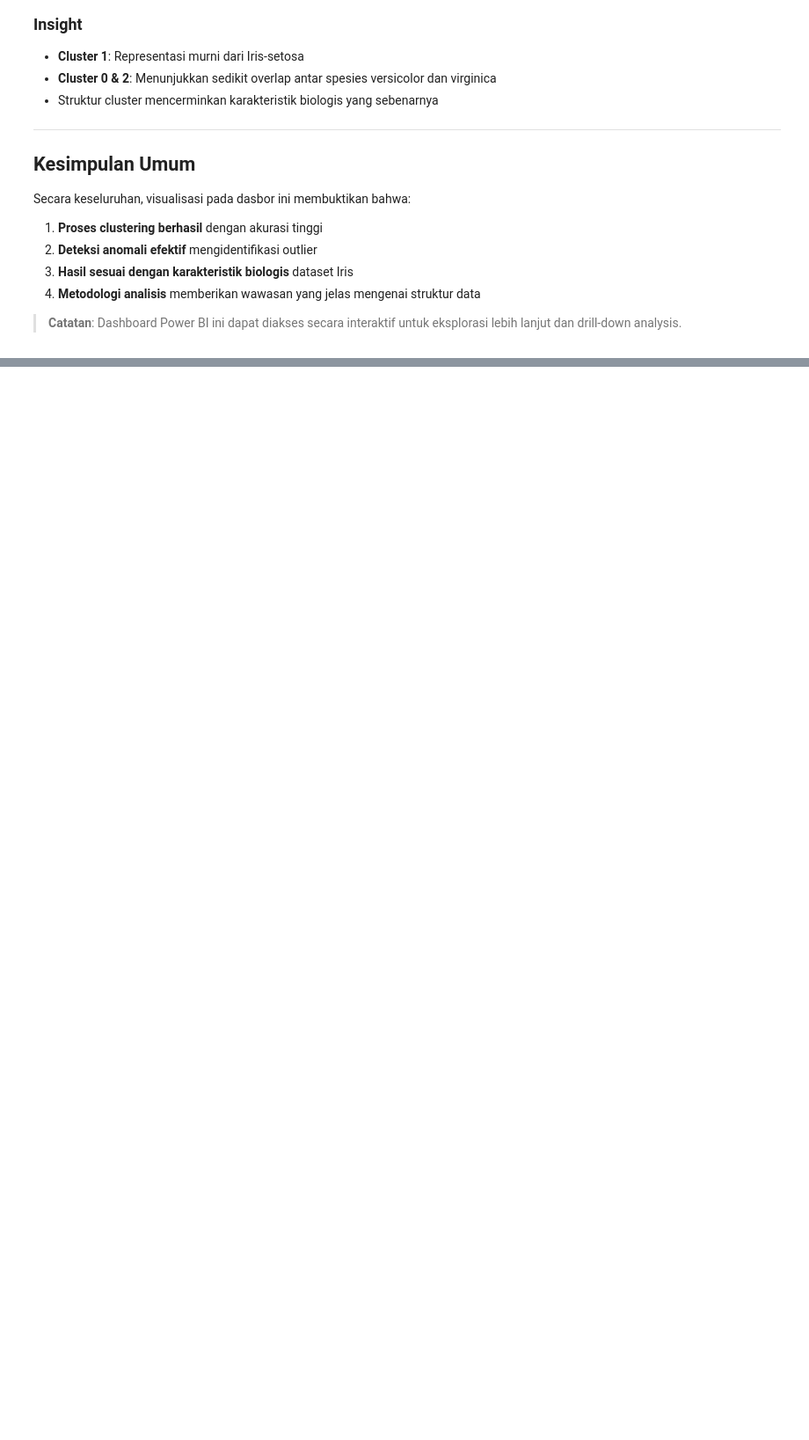
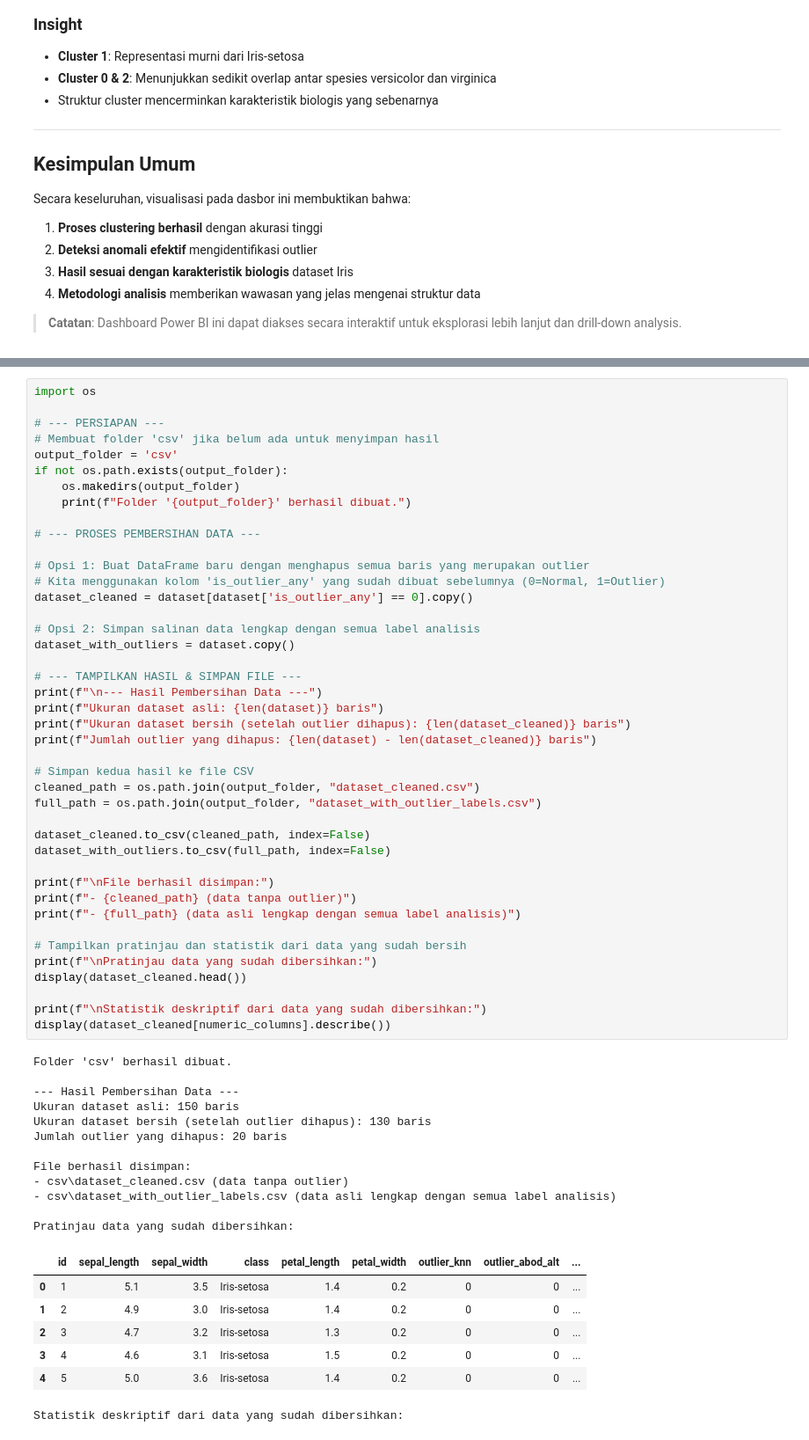
Before and after one commit to Fianata/proyek-sains-data, a Jupyter notebook: psd/pre_prosesing.ipynb, the cells around one changed output, grey strips where cells are left out. Shown: that part at 88% size. Drawn from its saved outputs; the diff is of its cells as text; blank space fills up the shorter version.

```diff
--- a/psd/pre_prosesing.ipynb
+++ b/psd/pre_prosesing.ipynb
@@ -442,0 +650,62 @@ Secara keseluruhan, visualisasi pada dasbor ini membuktikan bahwa:
+# %%
+import os
+
+# --- PERSIAPAN ---
+# Membuat folder 'csv' jika belum ada untuk menyimpan hasil
+output_folder = 'csv'
+if not os.path.exists(output_folder):
+    os.makedirs(output_folder)
+    print(f"Folder '{output_folder}' berhasil dibuat.")
+
+# --- PROSES PEMBERSIHAN DATA ---
+
+# Opsi 1: Buat DataFrame baru dengan menghapus semua baris yang merupakan outlier
+# Kita menggunakan kolom 'is_outlier_any' yang sudah dibuat sebelumnya (0=Normal, 1=Outlier)
+dataset_cleaned = dataset[dataset['is_outlier_any'] == 0].copy()
+
+# Opsi 2: Simpan salinan data lengkap dengan semua label analisis
+dataset_with_outliers = dataset.copy()
+
+# --- TAMPILKAN HASIL & SIMPAN FILE ---
+print(f"\n--- Hasil Pembersihan Data ---")
+print(f"Ukuran dataset asli: {len(dataset)} baris")
+print(f"Ukuran dataset bersih (setelah outlier dihapus): {len(dataset_cleaned)} baris")
+print(f"Jumlah outlier yang dihapus: {len(dataset) - len(dataset_cleaned)} baris")
+
+# Simpan kedua hasil ke file CSV
+cleaned_path = os.path.join(output_folder, "dataset_cleaned.csv")
+full_path = os.path.join(output_folder, "dataset_with_outlier_labels.csv")
+
+dataset_cleaned.to_csv(cleaned_path, index=False)
+dataset_with_outliers.to_csv(full_path, index=False)
+
+print(f"\nFile berhasil disimpan:")
+print(f"- {cleaned_path} (data tanpa outlier)")
+print(f"- {full_path} (data asli lengkap dengan semua label analisis)")
+
+# Tampilkan pratinjau dan statistik dari data yang sudah bersih
+print(f"\nPratinjau data yang sudah dibersihkan:")
+display(dataset_cleaned.head())
+
+print(f"\nStatistik deskriptif dari data yang sudah dibersihkan:")
+display(dataset_cleaned[numeric_columns].describe())
+# %% [output]
+Folder 'csv' berhasil dibuat.
+
+--- Hasil Pembersihan Data ---
+Ukuran dataset asli: 150 baris
+Ukuran dataset bersih (setelah outlier dihapus): 130 baris
+Jumlah outlier yang dihapus: 20 baris
+
+File berhasil disimpan:
+- csv\dataset_cleaned.csv (data tanpa outlier)
+- csv\dataset_with_outlier_labels.csv (data asli lengkap dengan semua label analisis)
+
+Pratinjau data yang sudah dibersihkan:
+|  | id | sepal_length | sepal_width | class | petal_length | petal_width | outlier_knn | outlier_abod_alt | ... |
+| 0 | 1 | 5.1 | 3.5 | Iris-setosa | 1.4 | 0.2 | 0 | 0 | ... |
+| 1 | 2 | 4.9 | 3.0 | Iris-setosa | 1.4 | 0.2 | 0 | 0 | ... |
+| 2 | 3 | 4.7 | 3.2 | Iris-setosa | 1.3 | 0.2 | 0 | 0 | ... |
+| 3 | 4 | 4.6 | 3.1 | Iris-setosa | 1.5 | 0.2 | 0 | 0 | ... |
+| 4 | 5 | 5.0 | 3.6 | Iris-setosa | 1.4 | 0.2 | 0 | 0 | ... |
+Statistik deskriptif dari data yang sudah dibersihkan:
```
Also changed, not shown: parts of 9 cells of this notebook.
